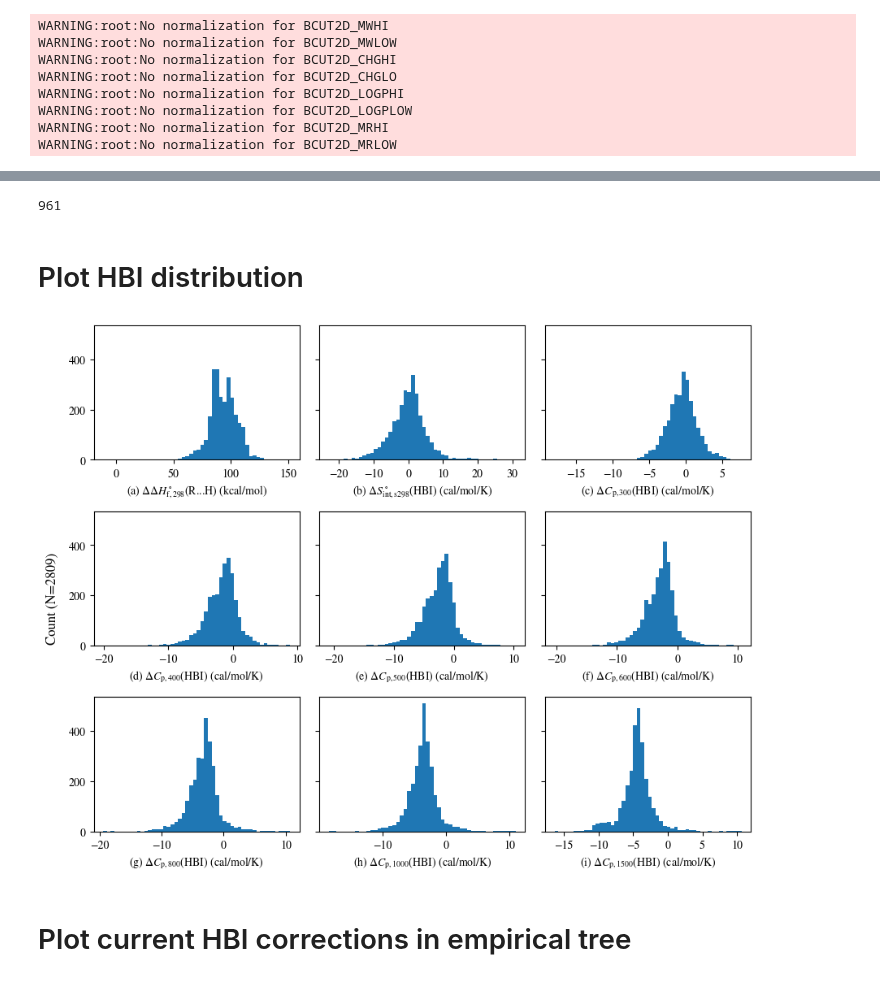
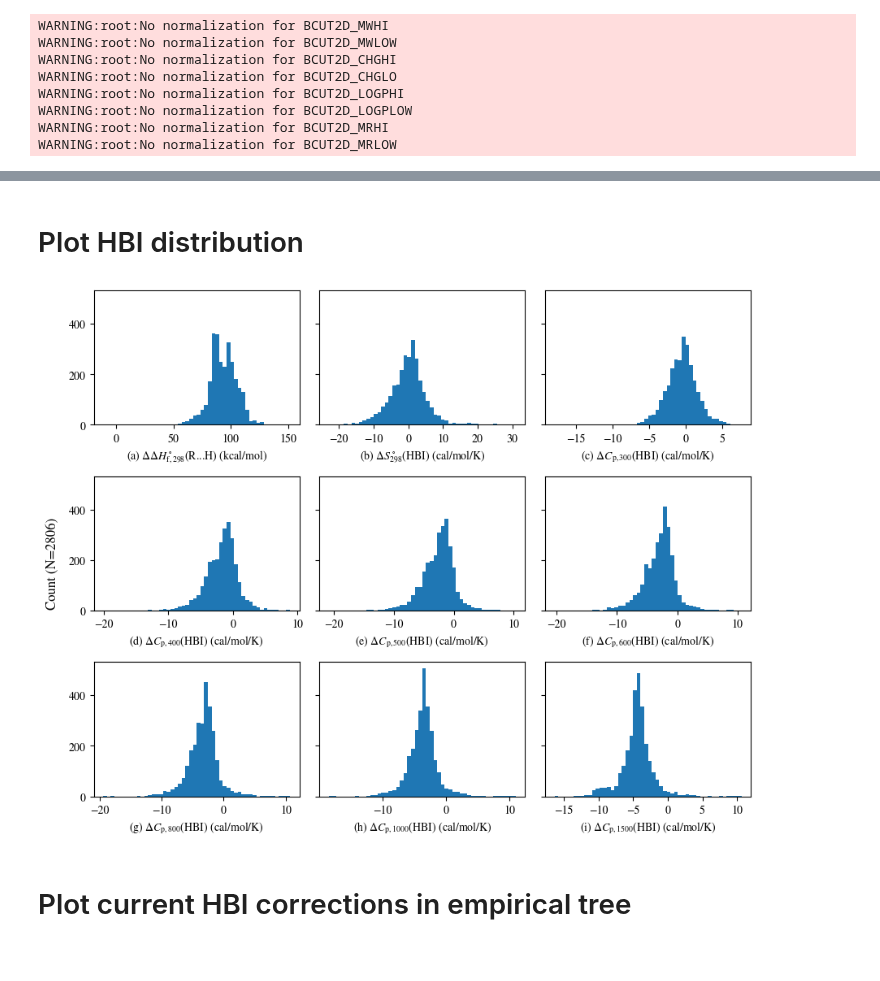
Before and after one commit to hwpang/RadicalTree, a Jupyter notebook: notebooks/5.3_plot_hbi_data.ipynb, the cells around one changed output, grey strips where cells are left out. Saved outputs shown, nothing was run; the diff lists cells and outputs as text; code cells hidden in the pictures.

Commit message:
[Major] drop data from erroneous calculation, update all plots and notebooks

```diff
--- a/notebooks/5.3_plot_hbi_data.ipynb
+++ b/notebooks/5.3_plot_hbi_data.ipynb
@@ -37,7 +37,7 @@ WARNING:root:No normalization for BCUT2D_LOGPLOW
 WARNING:root:No normalization for BCUT2D_MRHI
 WARNING:root:No normalization for BCUT2D_MRLOW
 # %%
-HBI_correction_df = pd.read_csv("../data/hbi.csv")
+HBI_correction_df = pd.read_csv("../data/hbi_unc.csv")
 HBI_correction_df
 # %% [output]
 |  | radical_smiles | resonance_radical_smiles | resonance_radical_num_rotatable_b... | radical_H298 (kcal/mol) | ... |
@@ -100,28 +56,24 @@ dtype: int64
-# %%
-counts["Thermo library: ../data/dong_pio_liang.py"] + counts["Thermo library: ../data/pang.py"] + counts["Thermo library: ../data/johnson_cbs-qb3.py"]
-# %% [output]
-961
 # %% [markdown]
 # Plot HBI distribution
 # %%
 fig, axs = plt.subplots(nrows=3, ncols=3, sharey=True, figsize=(9, 7))
 ax = axs.flat[0]
 ax.hist(HBI_correction_df["HBI_H298 (kcal/mol)"], bins=50)
 ax.set_xlabel("(a) $\Delta \Delta H^\circ_\mathrm{f,298}$(R...H) (kcal/mol)")
 
 ax = axs.flat[1]
 ax.hist(HBI_correction_df["HBI_Sint298 (cal/mol/K)"], bins=50)
-ax.set_xlabel("(b) $\Delta S^\circ_\mathrm{int,s298}$(HBI) (cal/mol/K)")
+ax.set_xlabel("(b) $\Delta S^\circ_\mathrm{298}$(HBI) (cal/mol/K)")
 
 for ax, T, alph in zip(axs.flat[2:], Ts, list(string.ascii_lowercase)[2:]):
     ax.hist(HBI_correction_df[f"HBI_Cp{T} (cal/mol/K)"], bins=50)
     ax.set_xlabel(f"({alph}) "+"$\Delta C_\mathrm{p,{" + str(T) + "}}$(HBI) (cal/mol/K)")
 
 fig.supylabel(f'Count (N={len(HBI_correction_df.index)})')
 fig.tight_layout()
 fig.savefig("../figures/data_hbi_hist.pdf", bbox_inches="tight")
 # %% [output]
-[figure, old version]
+[figure, new version]
 # %% [markdown]
 # Plot current HBI corrections in empirical tree
 # %%
```
Also changed, not shown: parts of 11 cells of this notebook, 52 other files.
